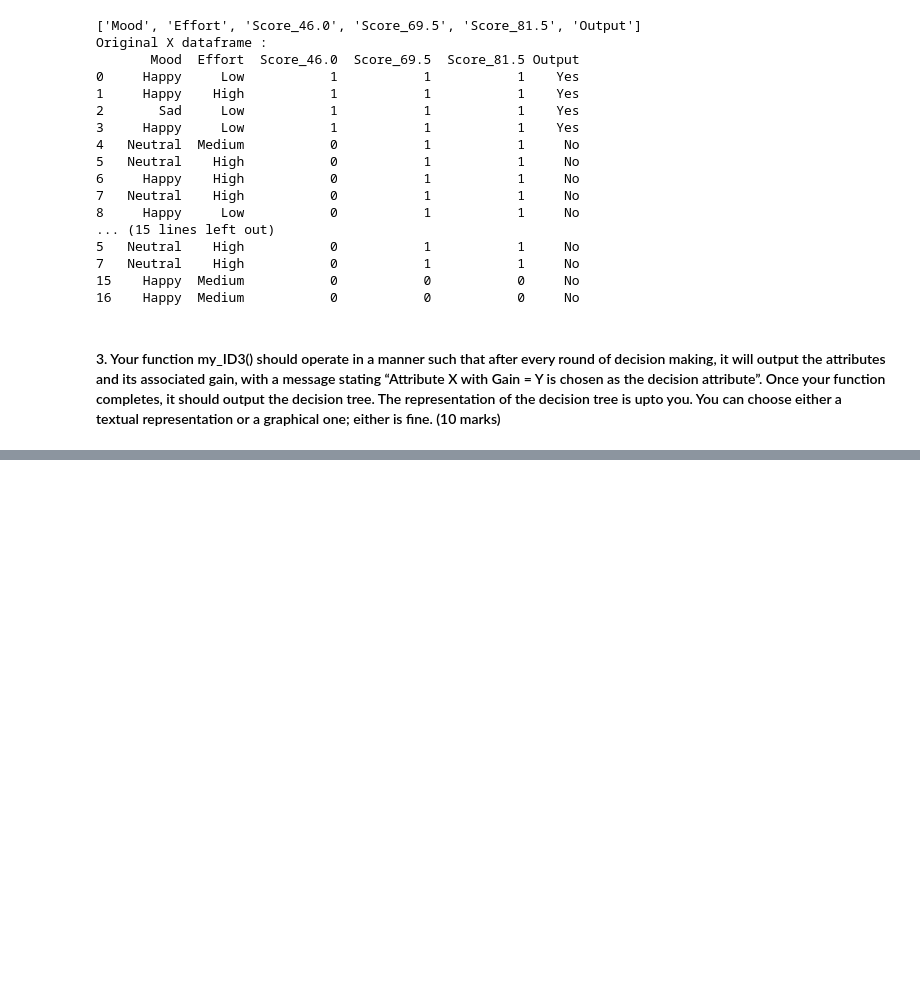
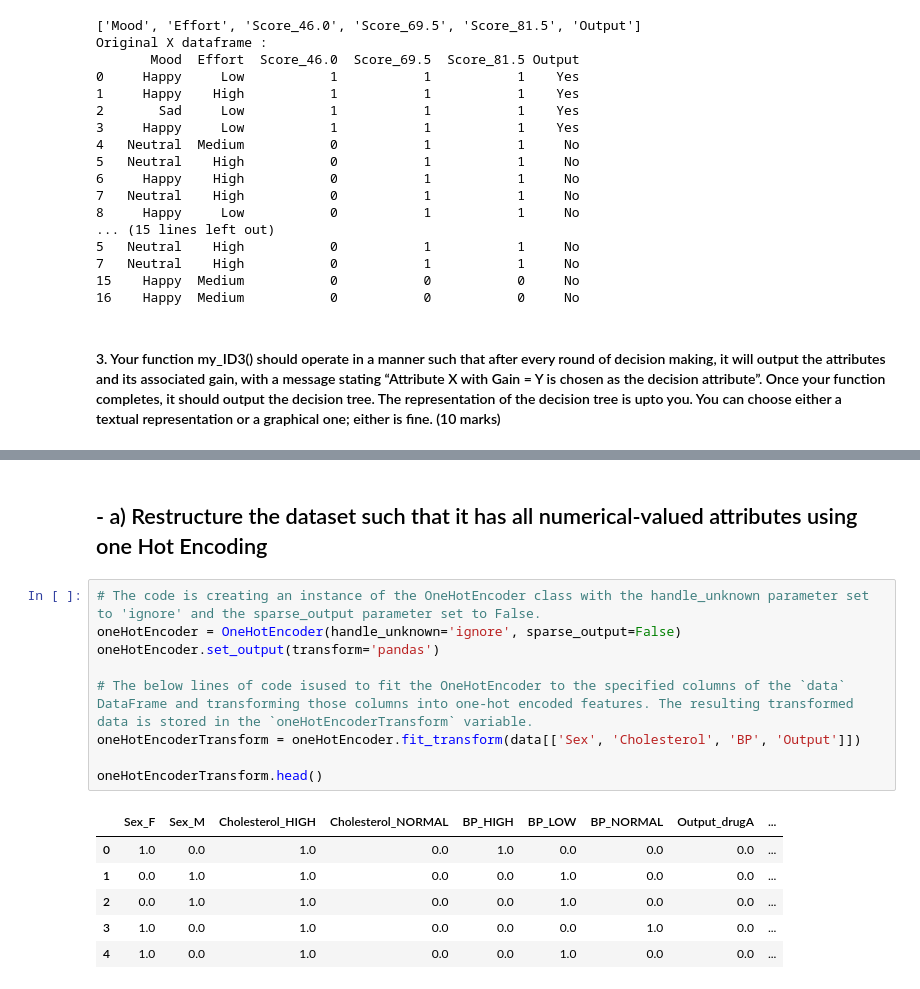
Before and after one commit to DeneshwaraSai/IIT-CS484-ML, a Jupyter notebook: Assignment1/Denesh_Assignment1.ipynb, the cells around one changed output, grey strips where cells are left out. Saved outputs shown, nothing was run; the diff lists cells and outputs as text; blank space fills up the shorter version.

```diff
--- a/Assignment1/Denesh_Assignment1.ipynb
+++ b/Assignment1/Denesh_Assignment1.ipynb
@@ -368,0 +497,18 @@ Mood  -> Entropy :  0.9819407868640977  -> Info Gain :  0.9159386515219116
+# %% [markdown]
+## - a) Restructure the dataset such that it has all numerical-valued attributes using one Hot Encoding
+# %%
+# The code is creating an instance of the OneHotEncoder class with the handle_unknown parameter set to 'ignore' and the sparse_output parameter set to False.
+oneHotEncoder = OneHotEncoder(handle_unknown='ignore', sparse_output=False)
+oneHotEncoder.set_output(transform='pandas')
+
+# The below lines of code isused to fit the OneHotEncoder to the specified columns of the `data` DataFrame and transforming those columns into one-hot encoded features. The resulting transformed data is stored in the `oneHotEncoderTransform` variable.
+oneHotEncoderTransform = oneHotEncoder.fit_transform(data[['Sex', 'Cholesterol', 'BP', 'Output']])
+
+oneHotEncoderTransform.head()
+# %% [output]
+|  | Sex_F | Sex_M | Cholesterol_HIGH | Cholesterol_NORMAL | BP_HIGH | BP_LOW | BP_NORMAL | Output_drugA | ... |
+| 0 | 1.0 | 0.0 | 1.0 | 0.0 | 1.0 | 0.0 | 0.0 | 0.0 | ... |
+| 1 | 0.0 | 1.0 | 1.0 | 0.0 | 0.0 | 1.0 | 0.0 | 0.0 | ... |
+| 2 | 0.0 | 1.0 | 1.0 | 0.0 | 0.0 | 1.0 | 0.0 | 0.0 | ... |
+| 3 | 1.0 | 0.0 | 1.0 | 0.0 | 0.0 | 0.0 | 1.0 | 0.0 | ... |
+| 4 | 1.0 | 0.0 | 1.0 | 0.0 | 0.0 | 1.0 | 0.0 | 0.0 | ... |
```
Also changed, not shown: parts of 49 cells of this notebook, 2 other files.
